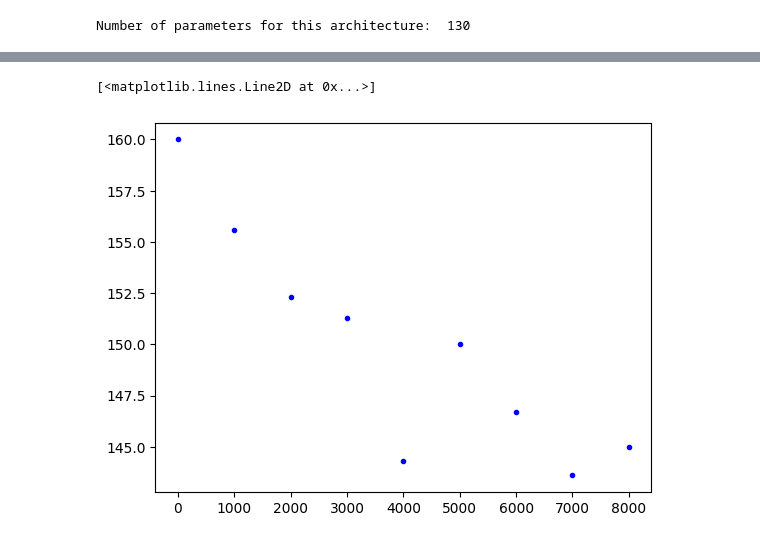
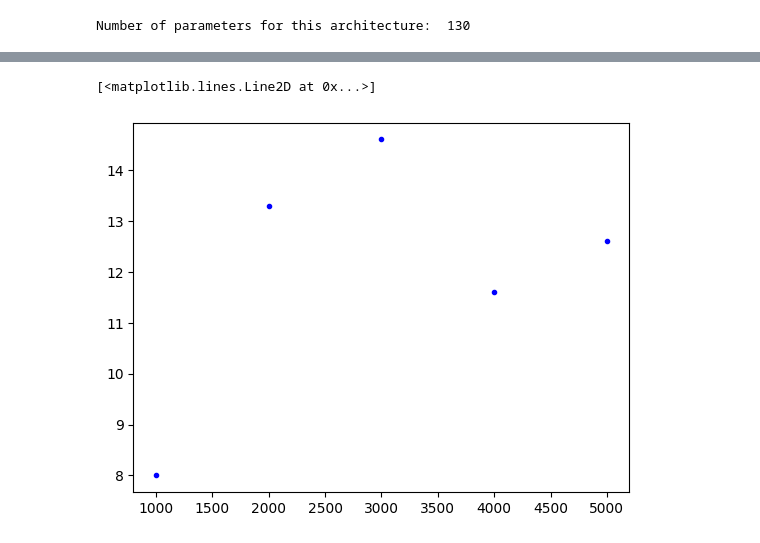
Before and after one commit to wjosefw/Signal-processing-with-Neural-networks, a Jupyter notebook: KAN.ipynb, the cells around one changed output, grey strips where cells are left out. Drawn from its saved outputs; the diff is of its cells as text; code cells hidden in the pictures.

```diff
--- a/KAN.ipynb
+++ b/KAN.ipynb
@@ -426,12 +428,11 @@ V28: CENTROID(ns) = -0.185  FWHM(ns) = 0.155  std(ns) = 0.066
 # %%
-Num_sims = np.array([0, 1000, 2000, 3000, 4000, 5000, 6000, 7000, 8000]) # For 4795 reals
-epochs = np.array([300, 300, 200, 150, 125, 125, 125, 125, 125])
-FWHM_results = np.array([160, 155.6, 152.3, 151.3, 144.3, 150, 146.7, 143.6, 145])
-bias_results = np.array([5, 9, 8.3, 8.7, 12.6, 12.6, 12, 14, 13.3])
-plt.plot(Num_sims, FWHM_results, 'b.')
+Num_sims = np.array([1000, 2000, 3000, 4000, 5000]) # For 4795 reals
+FWHM_results = np.array([146.6, 145.6, 149.6, 144.6, 149])
+bias_results = np.array([8, 13.3, 14.6, 11.6, 12.6])
+plt.plot(Num_sims, bias_results, 'b.')
 # %% [output]
 [<matplotlib.lines.Line2D at 0x...>]
-[figure, old version]
+[figure, new version]
 # %%
 import time
 
```
Also changed, not shown: parts of 13 cells of this notebook.
